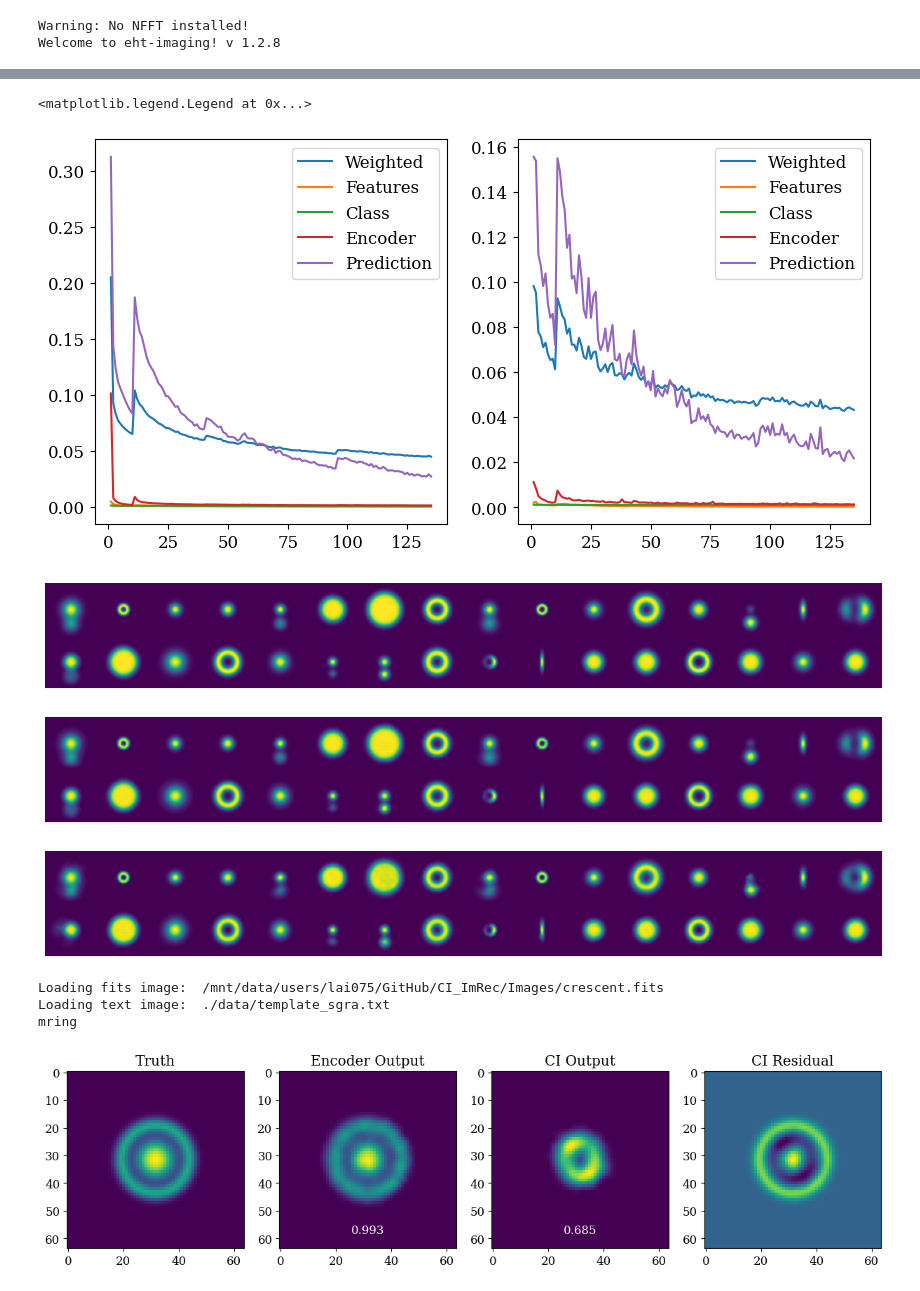
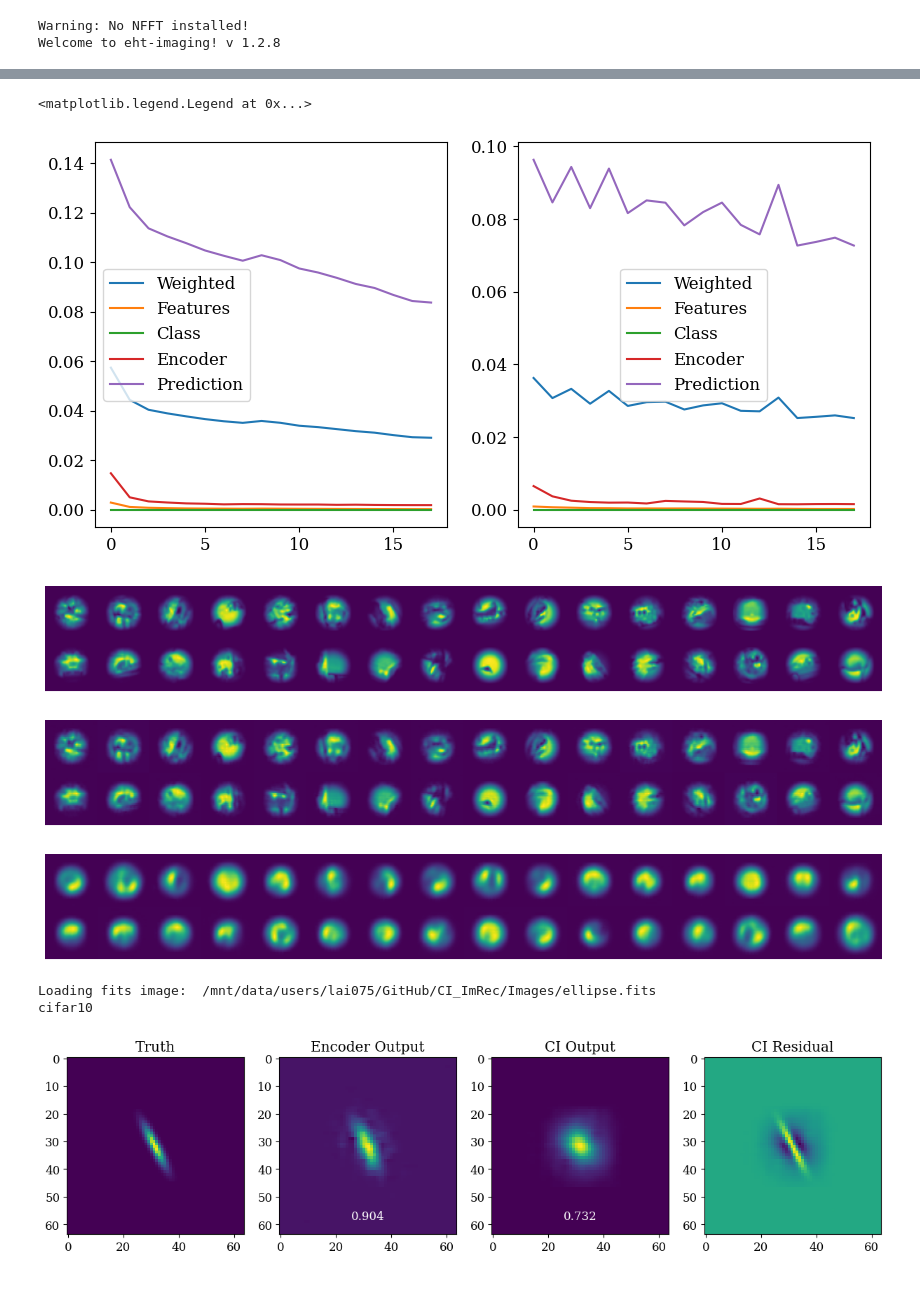
Before and after one commit to samlaihei/CI_ML, a Jupyter notebook: ML_img_AEattn.ipynb, the cells around one changed output, grey strips where cells are left out. Cells and saved outputs as stored; diff of their text form; code cells hidden in the pictures.

```diff
--- a/ML_img_AEattn.ipynb
+++ b/ML_img_AEattn.ipynb
@@ -7,8 +7,7 @@ from torch.utils.data import DataLoader
 import ehtim as eh
 
 from torchvision.transforms import v2
-import data.dataset as ds
-import data.CI as CI
+import data.dataset_img as ds
 import torchvision
 import model_AttnAE2 as mlmodel
 import os
@@ -22,7 +21,7 @@ from xlogger import *
 device = torch.device("cuda" if torch.cuda.is_available() else "cpu")
 
 
-model_name = 'AttnAE_cifar'
+model_name = 'AttnAE_test'
 append = True
 train_logger = xlogger('models/history/' + model_name + '_train.dat', append=append)
 val_logger = xlogger('models/history/' + model_name + '_val.dat', append=append)
@@ -242,7 +241,6 @@ train_transforms = v2.Compose([
     v2.RandomVerticalFlip(),
     v2.RandomAffine(degrees=(-90, 90), scale=(0.8, 1.), shear=(-5, 5), interpolation=torchvision.transforms.InterpolationMode.BILINEAR),
     v2.CenterCrop(64),
-    v2.Normalize([0], [0.2]),
 ])
 
 val_transforms = v2.Compose([
@@ -272,7 +270,7 @@ test_transforms = v2.Compose([
     # v2.Resize(38),
     v2.RandomHorizontalFlip(),
     v2.RandomVerticalFlip(),
-    v2.RandomAffine(degrees=(-90, 90), scale=(0.4, 0.7), shear=(-5, 5), interpolation=torchvision.transforms.InterpolationMode.BILINEAR),
+    v2.RandomAffine(degrees=(-90, 90), scale=(0.4, 0.7), interpolation=torchvision.transforms.InterpolationMode.BILINEAR),
     # radial_taper,
     v2.CenterCrop(64),
 ])
@@ -459,12 +461,13 @@ ax[0].legend()
 ax[1].legend()
 # %% [output]
 <matplotlib.legend.Legend at 0x...>
-[figure, old version]
+[figure, new version]
 # %%
 # test the model
 test = DataLoader(val_data, batch_size=32, shuffle=True)
 for i, data in enumerate(test, 0):
     img, ci, cls = data
+    ci = torch.tensor(train.dataset.closure.FTCI(img).reshape(batch_size, -1), dtype=torch.float32)
     img, ci, cls = img.to(device), ci.to(device), cls.to(device)
     features_vae, features_q, features_ci, recon_img, pred_img, pred_class = model(img, ci)
     plot_images(img.cpu().detach())
@@ -472,9 +475,9 @@ for i, data in enumerate(test, 0):
     plot_images(pred_img.cpu().detach())
     break
 # %% [output]
-[figure, old version]
+[figure, new version]
-[figure, old version]
+[figure, new version]
-[figure, old version]
+[figure, new version]
 # %%
 # test with custom image
 imgdim = 64
@@ -482,7 +485,7 @@ imgdim = 64
 model = torch.load('models/'+model_name+'.pt')
 # model = torch.load('models/ae_mlp_300524.pt')
 
-load_fits = '/mnt/data/users/lai075/GitHub/CI_ImRec/Images/crescent.fits'
+load_fits = '/mnt/data/users/lai075/GitHub/CI_ImRec/Images/ellipse.fits'
 
 img = eh.image.load_fits(load_fits)
 
@@ -491,17 +494,16 @@ name = load_fits.split('/')[-1].split('.')[0]
 # im = img.regrid_image(img.fovx(), imgdim)
 im = img.imarr()
 
-# im = np.load('../workspace/sgraBroderick.npy')[5000]
+# im = np.load('../workspace/sgraBroderick.npy')[6000]
 # im = np.load('/mnt/data/users/lai075/GitHub/CI_ImRec/ClosureClassification/Training_3/imgs_center2.npy')[3]
-im = np.load('/mnt/data/users/lai075/GitHub/CI_ImRec/ClosureClassification/Training_temp/test.npy')
+# im = np.load('/mnt/data/users/lai075/GitHub/CI_ImRec/ClosureClassification/Training_temp/test.npy')
 
 im = im/np.max(im) # normalise the intensity
 
-im = val_transforms(im)
+im = test_transforms(im)
 im = im.to(torch.float32)
 
-Closure = CI.Closure_Invariants('data/ehtuv.npz', ehtarray='./data/EHT2017.txt', ehtim=True, tint_sec=5, tadv_sec=600, tstart_hr=0, tstop_hr=24)
-invs = Closure.FTCI(np.array([im])).reshape(-1)
+invs = train.dataset.closure.FTCI(im).reshape(1, -1)
 
 invs = torch.Tensor(invs).reshape(1, -1)
 invs = invs.to(device)
@@ -529,37 +531,36 @@ idx, xcorr = nxcorr(torch.Tensor(encoder_out), torch.Tensor(im)**(1./power))
 xcorr = xcorr.cpu().detach().numpy()[0]
 ax[1].text(0.5, 0.1, f'{xcorr:.3f}', ha='center', va='center', transform=ax[1].transAxes, color='white')
 
 # flip
 # outputs = torch.Tensor(outputs)
 # outputs = torch.flip(outputs, [0,1])
 # outputs = outputs.cpu().detach().numpy()
 
 ax[2].imshow(outputs)
 ax[2].set_title('CI Output')
 idx, xcorr = nxcorr(torch.Tensor(outputs), torch.Tensor(im)**(1./power))
 xcorr = xcorr.cpu().detach().numpy()[0]
 ax[2].text(0.5, 0.1, f'{xcorr:.3f}', ha='center', va='center', transform=ax[2].transAxes, color='white')
 
 
 ax[3].imshow(im-outputs)
 ax[3].set_title('CI Residual')
 
 
 # predict class
 cls_pred = model.predict_class(invs).cpu().detach().numpy()
 cls_pred = mnames[np.argmax(cls_pred)]
 print(cls_pred)
 
 output = img.copy().regrid_image(img.fovx(), 64)
 output._imdict['I'] = outputs
 
 
 # output.save_fits('results/ML-image/'+name+'.fits')
 # %% [output]
-Loading fits image:  /mnt/data/users/lai075/GitHub/CI_ImRec/Images/crescent.fits
-Loading text image:  ./data/template_sgra.txt
-mring
+Loading fits image:  /mnt/data/users/lai075/GitHub/CI_ImRec/Images/ellipse.fits
+cifar10
-[figure, old version]
+[figure, new version]
 # %%
 fig, ax = plt.subplots(1, 2, figsize=(10,5))
 ax[0].imshow(im, cmap=plt.get_cmap('afmhot'))
```
Also changed, not shown: parts of 5 cells of this notebook, 3 other files.
